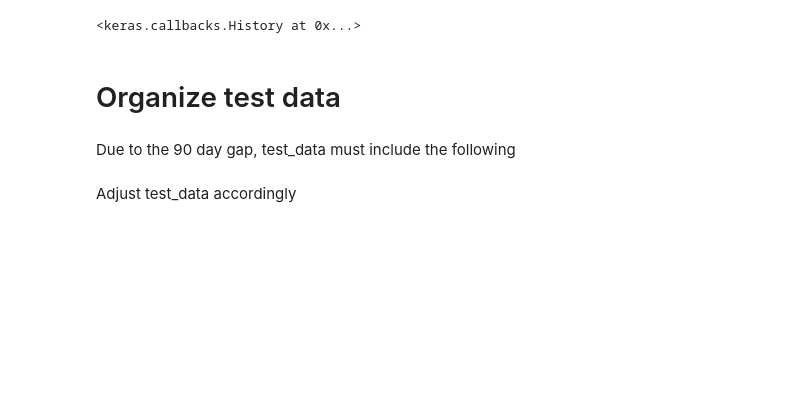
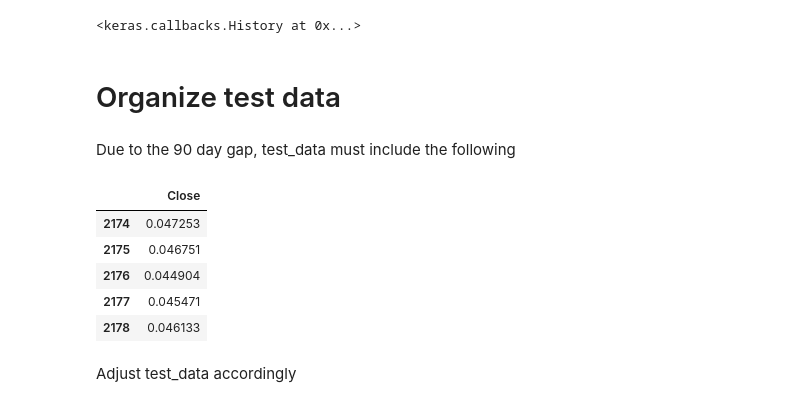
Before and after one commit to HzaRashid/stock_prediction, a Jupyter notebook: stock_prediction.ipynb, the cells around one changed output. Cells and saved outputs as stored; diff of their text form; code cells hidden in the pictures; blank space fills up the shorter version.

```diff
--- a/stock_prediction.ipynb
+++ b/stock_prediction.ipynb
@@ -100,4 +101,11 @@ Epoch 5/5
 # %% [markdown]
 Due to the 90 day gap, test_data must include the following
 # %%
-# test_data.head()
+test_data.head()
+# %% [output]
+|  | Close |
+| 2174 | 0.047253 |
+| 2175 | 0.046751 |
+| 2176 | 0.044904 |
+| 2177 | 0.045471 |
+| 2178 | 0.046133 |
```
Also changed, not shown: parts of 21 cells of this notebook.
